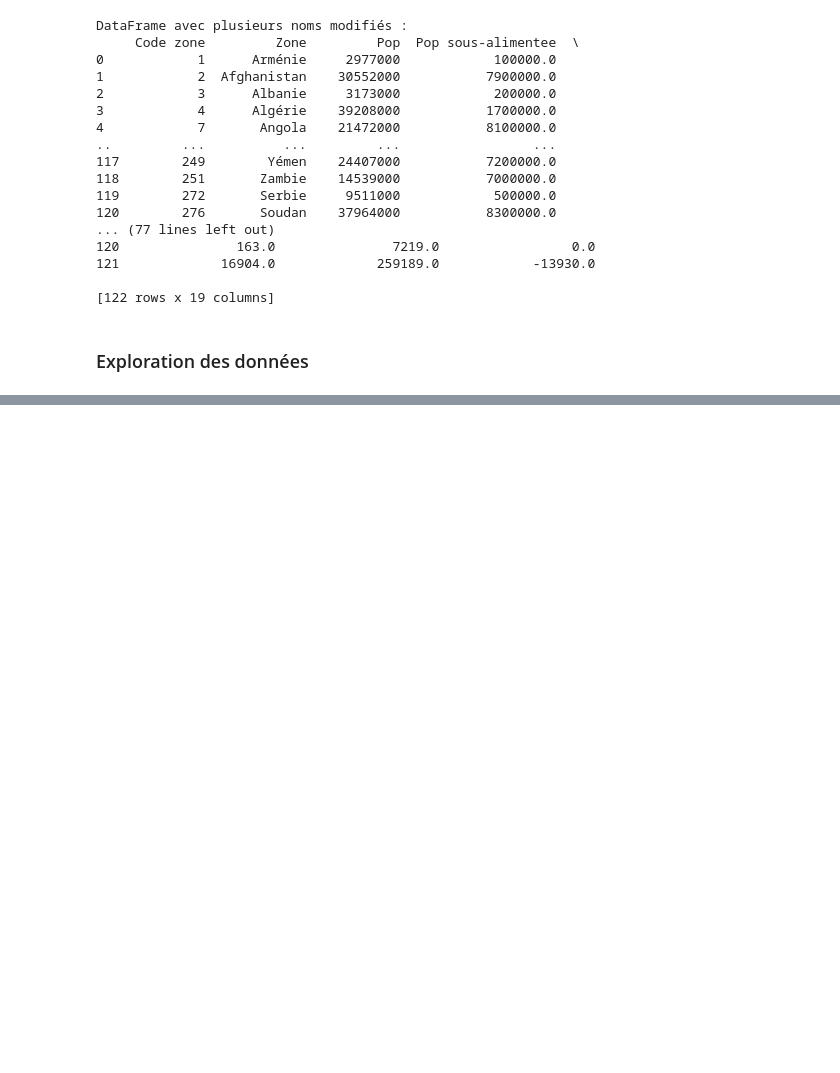
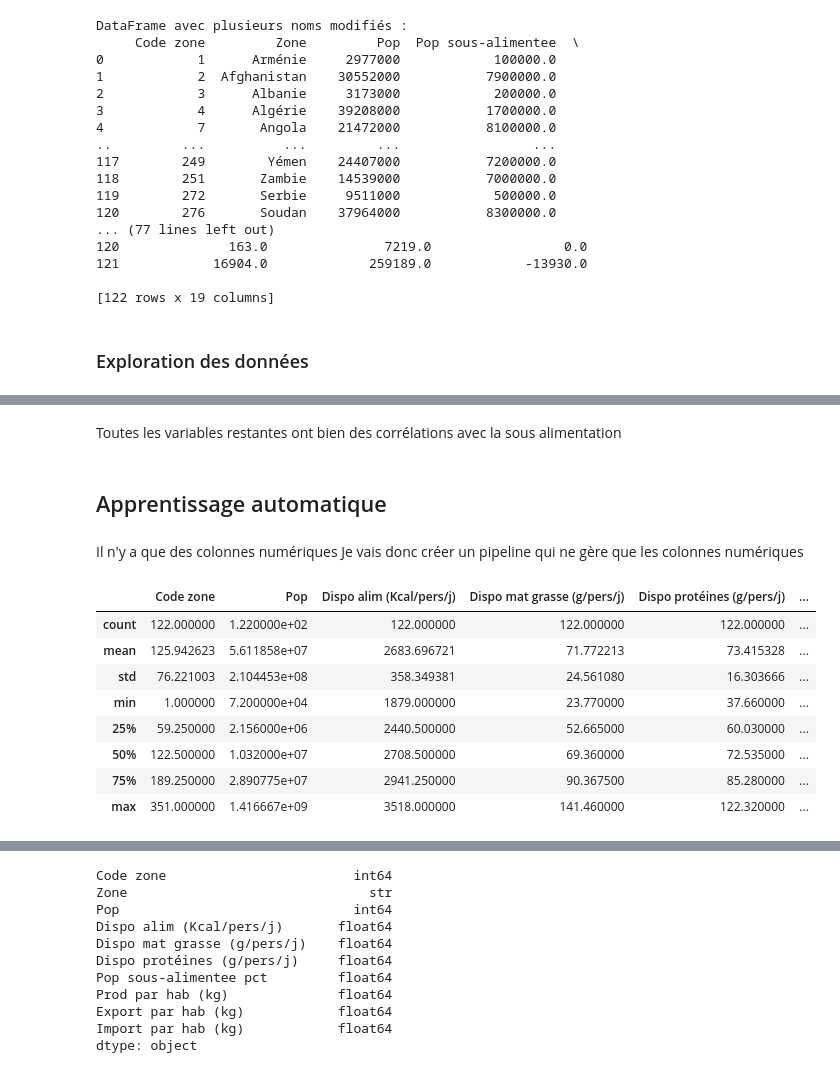
Before and after one commit to SIMPLON-DIST-Data-Analyst-211541/FAO_Analysis_Johan, a Jupyter notebook: src/notebook.ipynb, the cells around one changed output, grey strips where cells are left out. Cells and saved outputs as stored; diff of their text form; code cells hidden in the pictures; blank space fills up the shorter version.

```diff
--- a/src/notebook.ipynb
+++ b/src/notebook.ipynb
@@ -2255,0 +2332,22 @@ colonnes_a_sup = ['Semences (x10^3 t)', 'Traitement (x10^3 t)', 'Dispo alim (10^
+# %% [markdown]
+Toutes les variables restantes ont bien des corrélations avec la sous alimentation
+# %% [markdown]
+## Apprentissage automatique
+# %% [markdown]
+Il n'y a que des colonnes numériques
+Je vais donc créer un pipeline qui ne gère que les colonnes numériques
+# %%
+# vérification pré ML
+display(df_analyses.describe())
+display(df_analyses.head())
+display(df_analyses.dtypes)
+# %% [output]
+|  | Code zone | Pop | Dispo alim (Kcal/pers/j) | Dispo mat grasse (g/pers/j) | Dispo protéines (g/pers/j) | ... |
+| count | 122.000000 | 1.220000e+02 | 122.000000 | 122.000000 | 122.000000 | ... |
+| mean | 125.942623 | 5.611858e+07 | 2683.696721 | 71.772213 | 73.415328 | ... |
+| std | 76.221003 | 2.104453e+08 | 358.349381 | 24.561080 | 16.303666 | ... |
+| min | 1.000000 | 7.200000e+04 | 1879.000000 | 23.770000 | 37.660000 | ... |
+| 25% | 59.250000 | 2.156000e+06 | 2440.500000 | 52.665000 | 60.030000 | ... |
+| 50% | 122.500000 | 1.032000e+07 | 2708.500000 | 69.360000 | 72.535000 | ... |
+| 75% | 189.250000 | 2.890775e+07 | 2941.250000 | 90.367500 | 85.280000 | ... |
+| max | 351.000000 | 1.416667e+09 | 3518.000000 | 141.460000 | 122.320000 | ... |
@@ -2255,0 +2360,11 @@ colonnes_a_sup = ['Semences (x10^3 t)', 'Traitement (x10^3 t)', 'Dispo alim (10^
+Code zone                        int64
+Zone                               str
+Pop                              int64
+Dispo alim (Kcal/pers/j)       float64
+Dispo mat grasse (g/pers/j)    float64
+Dispo protéines (g/pers/j)     float64
+Pop sous-alimentee pct         float64
+Prod par hab (kg)              float64
+Export par hab (kg)            float64
+Import par hab (kg)            float64
+dtype: object
```
Also changed, not shown: parts of 13 cells of this notebook, 1 other file.
